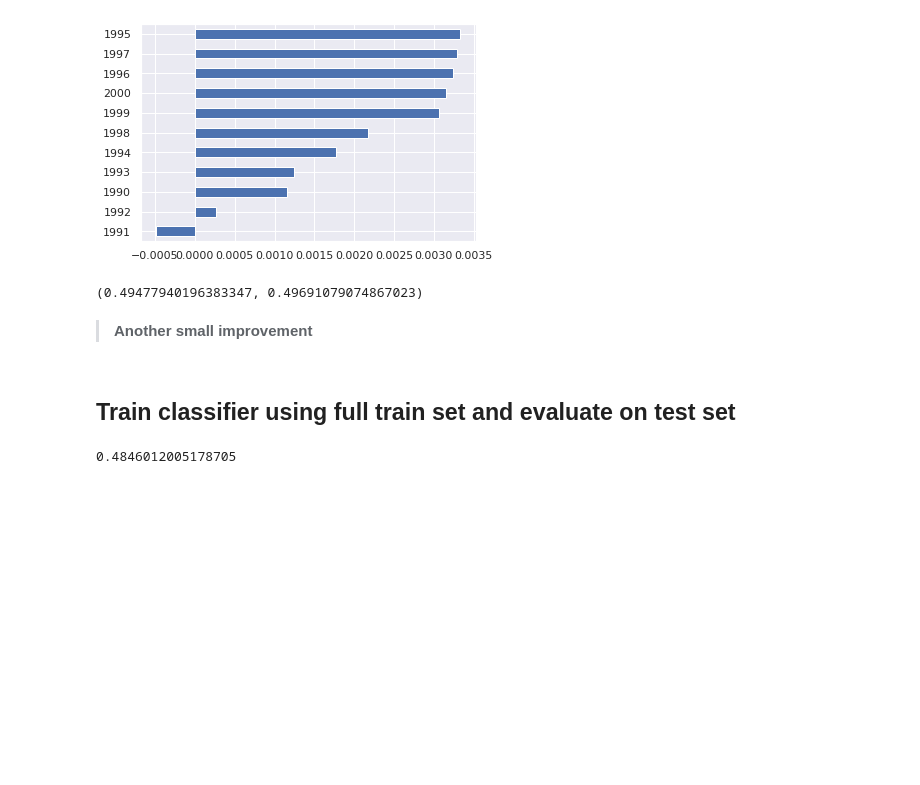
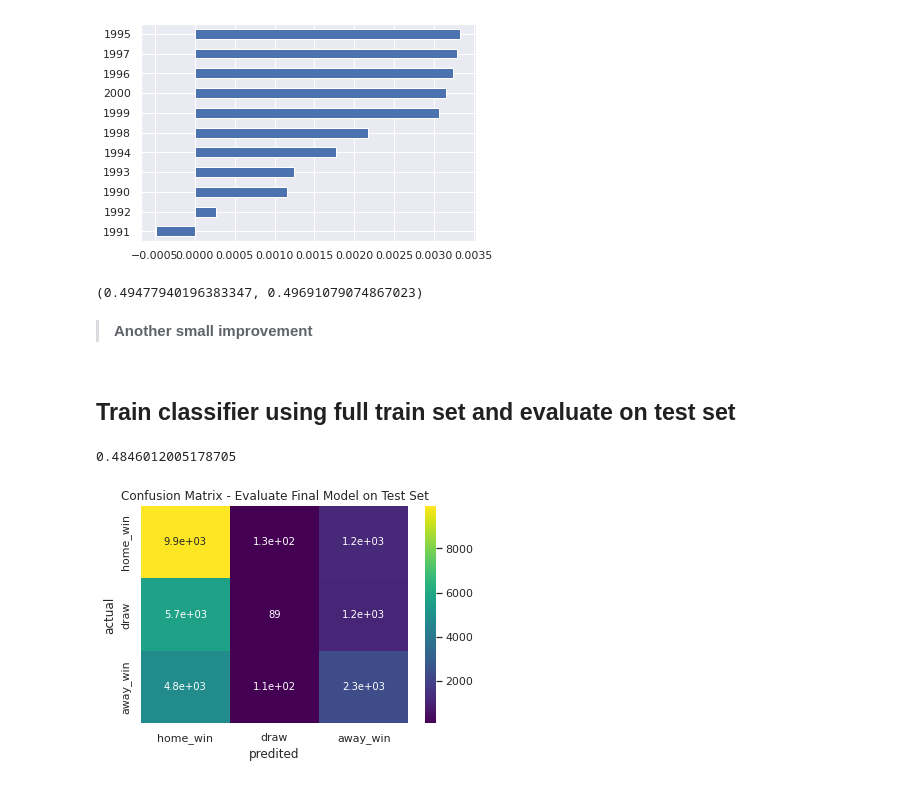
Before and after one commit to dan-bouchard/Football-Match-Outcome-Prediction, a Jupyter notebook: modelling.ipynb, the cells around one changed output. Drawn from its saved outputs; the diff is of its cells as text; code cells hidden in the pictures; blank space fills up the shorter version.

Commit message:
added confusion matrix

```diff
--- a/modelling.ipynb
+++ b/modelling.ipynb
@@ -657,3 +657,15 @@ clf.fit(X_train_final_years_dropped, y_train_final_years_dropped)
 accuracy_score(y_test, clf.predict(X_test.drop(columns='home_form')))
 # %% [output]
 0.4846012005178705
+# %%
+labels = ['home_win', 'draw', 'away_win']
+confusion_matrix_output = confusion_matrix(y_test, clf.predict(X_test.drop(columns='home_form')), labels=labels)
+
+fig, ax = plt.subplots()
+sns.heatmap(confusion_matrix_output, annot=True, cmap='viridis',
+            xticklabels=labels, yticklabels=labels, ax=ax)
+ax.set_xlabel('predited')
+ax.set_ylabel('actual')
+ax.set_title('Confusion Matrix - Evaluate Final Model on Test Set');
+# %% [output]
+[figure, added]
```
